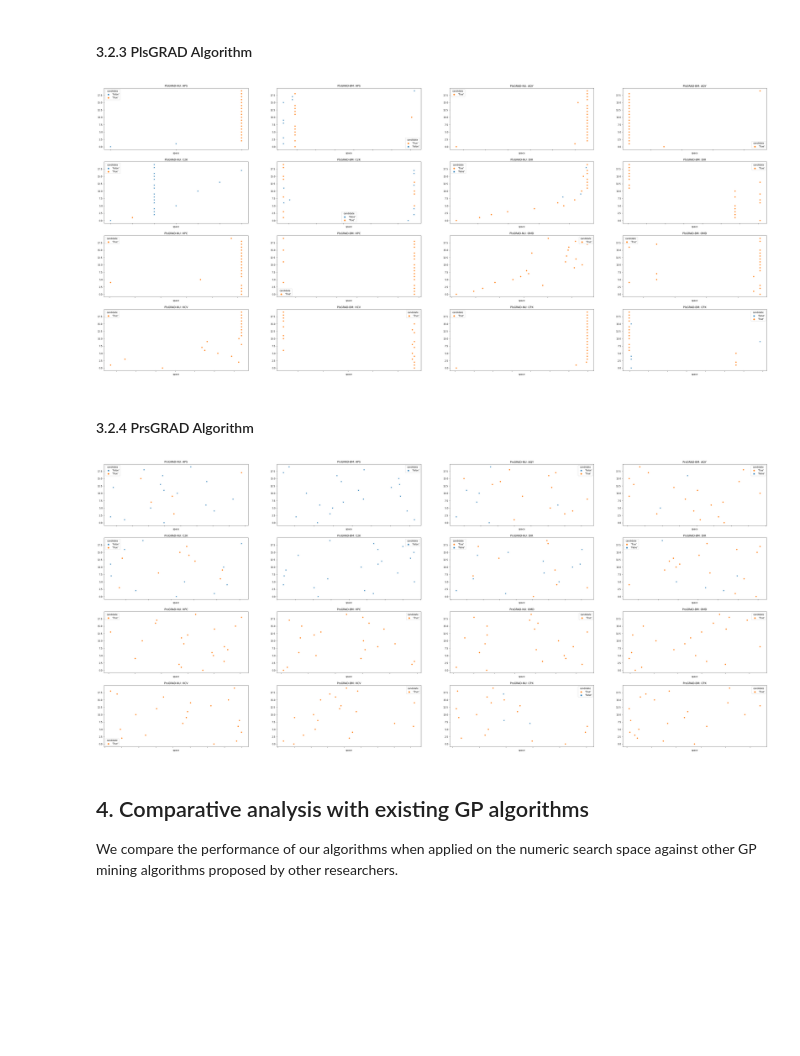
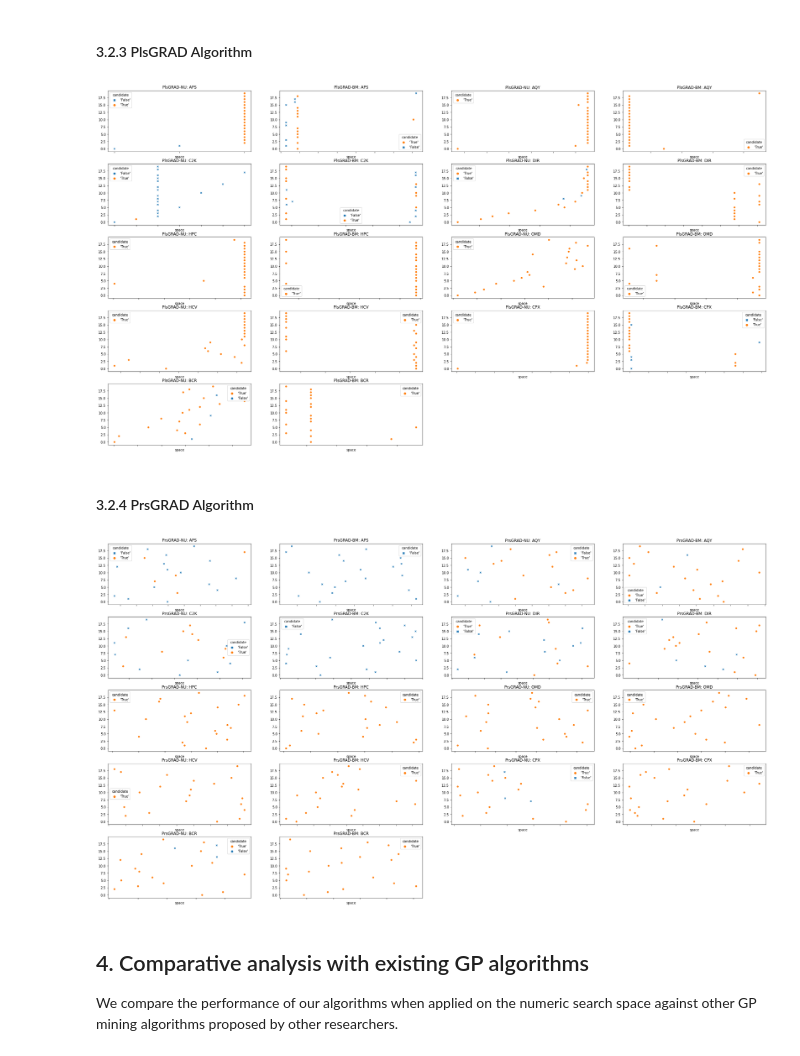
Before and after one commit to owuordickson/meso-hpc-lr, a Jupyter notebook: results/swarmgp/analysis.ipynb, the cells around one changed output. Cells and saved outputs as stored; diff of their text form; code cells hidden in the pictures; blank space fills up the shorter version.

```diff
--- a/results/swarmgp/analysis.ipynb
+++ b/results/swarmgp/analysis.ipynb
@@ -396,20 +442,10 @@ First, we calculate the mean and group the results into specific data frames.
 # %%
-data_sets = ['APS', 'AQY', 'BCR', 'C2K', 'CPX', 'DIR', 'HCV', 'HPC', 'OMD']
 algorithms = ['GRAANK', 'AcoGRAD', 'LcmGRAD', 'GaGRAD-NU', 'PsoGRAD-NU', 'PlsGRAD-NU', 'PrsGRAD-NU', 'GaGRAD-BM', 'PsoGRAD-BM', 'PlsGRAD-BM', 'PrsGRAD-BM']
-
-
-# Combining the results
-frames = [df_graank, df_aco, df_lcm, df_ga, df_pso, df_pls, df_prs]
-df_res = pd.concat(frames, ignore_index=True)
-
-# Only include these columns
-df_res = df_res[["Data-set", "Size", "Algorithm", "Support", "Run-time", "Memory", "Patterns", "Pattern-count", "Invalid-Patterns", "Search-Space", "Max-Iteration", "Max-Evaluation", "Iterations", "Candidates"]]
-
-
 
 
 it = 20
 data = []
+data_2 = []
 
 for ds in data_sets:
     df1 = df_res.loc[df_res['Data-set'] == ds]
@@ -425,6 +461,7 @@ for ds in data_sets:
             continue
         elif df3.empty:
             data.append([ds, alg, df2['Run-time'].mean(), df2['Run-time'].std(), df2['Memory'].mean(), df2['Memory'].std(), df2['Pattern-count'].mean(), df2['Pattern-count'].std(), df2['Invalid-Patterns'].mean(), df2['Invalid-Patterns'].std()])
+            data_2.append([ds, alg, df2['Run-time'].mean(), df2['Run-time'].std(), df2['Memory'].mean(), df2['Memory'].std(), df2['Pattern-count'].mean(), df2['Pattern-count'].std(), df2['Invalid-Patterns'].mean(), df2['Invalid-Patterns'].std()])
         else:
             its_arr = []
             cand_arr = []
@@ -441,17 +478,20 @@ for ds in data_sets:
             # cand_avg = np.median(cand_arr, axis=0)
 
             data.append([ds, alg, df3['Run-time'].mean(), df3['Run-time'].std(), df3['Memory'].mean(), df3['Memory'].std(), df3['Pattern-count'].mean(), df3['Pattern-count'].std(), df3['Invalid-Patterns'].mean(), df3['Invalid-Patterns'].std(), it, its_avg, its_std])
+            data_2.append([ds, alg, df3['Run-time'].mean(), df3['Run-time'].std(), df3['Memory'].mean(), df3['Memory'].std(), df3['Valid-GPs'].mean(), df3['Valid-GPs'].std(), df3['Invalid-GPs'].mean(), df3['Invalid-GPs'].std(), it, its_avg, its_std])
 
 df_data = pd.DataFrame(data=data, columns=['Data-set', 'Algorithm', 'Run-time (mean)', 'Run-time (std)', 'Memory (mean)', 'Memory (std)', 'Patterns (mean)', 'Patterns (std)', 'Invalid-patterns (mean)', 'Invalid-patterns (std)', 'Iterations', 'Iterations (mean)', 'Iterations (std)'])
-df_tab = df_data[['Data-set', 'Algorithm', 'Run-time (mean)', 'Run-time (std)', 'Memory (mean)', 'Memory (std)', 'Patterns (mean)', 'Patterns (std)', 'Run-time (mean)', 'Run-time (std)']]
-# df_data
+# if len(data_2) > 0:
+df_data2 = pd.DataFrame(data=data_2, columns=['Data-set', 'Algorithm', 'Run-time (mean)', 'Run-time (std)', 'Memory (mean)', 'Memory (std)', 'Patterns (mean)', 'Patterns (std)', 'Invalid-patterns (mean)', 'Invalid-patterns (std)', 'Iterations', 'Iterations (mean)', 'Iterations (std)'])
 
 
+# df_data
 # df_gps = df_res[["Data-set", "Algorithm", "Patterns", "Search-Space"]]
 # df_space = df_res[["Data-set", "Algorithm", "Run-time", "Memory", "Pattern-count", "Invalid-Patterns", "Search-Space", "Max-Evaluation", "Candidates"]]
 # df_comp = df_res[["Data-set", "Algorithm", "Run-time", "Memory", "Pattern-count", "Invalid-Patterns"]]
 # df_comp
 # df_res
+# df_data
 # %% [markdown]
 ### 3.1 Wilcoxon Test
 We would like to verify that the run-time is faster on the Numeric search space and slower on the Bitmap search space. We are only comparing 2 variables (i.e., numeric search space and binary search space), therefore the Wilcoxon test is best suited for this experiment. Friedman test requires at least 3 or more variables.
@@ -511,19 +552,27 @@ PlsGRAD run-time: WilcoxonResult(statistic=10.0, pvalue=0.1640625)
 # %% [markdown]
 #### 3.1.2 Pattern count comparison
 # %%
+import warnings
+warnings.filterwarnings('ignore')
+
 algorithms = ['GaGRAD-NU', 'GaGRAD-BM', 'PsoGRAD-NU', 'PsoGRAD-BM', 'PlsGRAD-NU', 'PlsGRAD-BM', 'PrsGRAD-NU', 'PrsGRAD-BM']
 # algorithms = ['GaGRAD-NU', 'GaGRAD-BM']
-data_sets = ['APS', 'AQY', 'C2K', 'DIR', 'HPC', 'OMD', 'HCV', 'CPX', 'BCR']
+data_sets = ['APS', 'C2K', 'AQY', 'DIR', 'HPC', 'OMD', 'HCV', 'CPX', 'BCR']
+
+# df = pd.DataFrame()
+df_data2['ratio'] = df_data2['Patterns (mean)'].div(df_data2['Invalid-patterns (mean)'])
 
 
 fried_data = []
 for alg in algorithms:
     df1 = df_data.loc[df_data['Algorithm'] == alg]
+    # df1 = df_data2.loc[df_data2['Algorithm'] == alg]
 
     temp_data = []
     for ds in data_sets:
         df2 = df1.loc[df1['Data-set'] == ds]
         temp_data.append(df2['Patterns (mean)'].values[0])
+        # temp_data.append(df2['ratio'].values[0])
     fried_data.append(temp_data)
 
 fried_data = np.array(fried_data).T
@@ -544,6 +593,7 @@ print("PlsGRAD patterns: " + str(sp_res))
 
 print("\n")
 
+df_fried = df_fried.round(2)
 df_fried.insert(0, "Data-set", data_sets, True)
 df_fried
 # %% [output]
@@ -642,50 +706,60 @@ for ds in data_sets:
 #### 3.2.3 PlsGRAD Algorithm
 # %%
 algorithms = [ 'PlsGRAD-NU', 'PlsGRAD-BM']
-data_sets = ['APS', 'AQY', 'C2K', 'DIR', 'HPC', 'OMD', 'HCV', 'CPX']#, 'BCR']
+data_sets = ['APS', 'AQY', 'C2K', 'DIR', 'HPC', 'OMD', 'HCV', 'CPX', 'BCR']
+# data_sets = ['APS', 'C2K', 'DIR', 'OMD']
+# data_sets = ['AQY', 'HPC', 'HCV', 'CPX']
+
 
 def chunks(l, n):
     return [l[i:i+n] for i in range(0, len(l), n)]
 
-fig = plt.figure(figsize=(54,36))
+# fig = plt.figure(figsize=(24,12))
+fig = plt.figure(figsize=(36,24))
 i = 1
 
 for ds in data_sets:
     df1 = df_res.loc[df_res['Data-set'] == ds]
 
     for alg in algorithms:
         df2 = df1.loc[df1['Algorithm'] == alg]
 
         cand_str = df2['Candidates'].iloc[2].replace('[','').replace('],','\n').replace(']','').replace("' ","'").replace(" ","")
         cand_data = io.StringIO(cand_str)
 
         df_plot = pd.read_csv(cand_data, sep=",", names=['space', 'candidate'])
         y = np.arange(df_plot.shape[0])
         #print(df_plot)
 
+        # ax = plt.subplot(2, 4, i)
         ax = plt.subplot(6, 4, i)
         ax.set_title(str(str(alg) + ': '+ str(ds)))
         markers = {"'False'": "X", "'True'": "o"}
         palette ={"'False'": "C0", "'True'": "C1"}
         sb = sns.scatterplot(data=df_plot, x="space", y=y, hue="candidate", style="candidate", markers=markers, palette=palette)
         sb.set(xticklabels=[])
         i += 1
 
 
 #plt.savefig('scatter_pls.png')
+# plt.savefig('scatter_pls2.png')
 # df_plot
 # %% [output]
-[figure, old version]
+[figure, new version]
 # %% [markdown]
 #### 3.2.4 PrsGRAD Algorithm
 # %%
 algorithms = ['PrsGRAD-NU', 'PrsGRAD-BM']
-data_sets = ['APS', 'AQY', 'C2K', 'DIR', 'HPC', 'OMD', 'HCV', 'CPX']#, 'BCR']
+data_sets = ['APS', 'AQY', 'C2K', 'DIR', 'HPC', 'OMD', 'HCV', 'CPX', 'BCR']
+# data_sets = ['APS', 'C2K', 'DIR', 'OMD']
+# data_sets = ['AQY', 'HPC', 'HCV', 'CPX']
+
 
 def chunks(l, n):
     return [l[i:i+n] for i in range(0, len(l), n)]
 
-fig = plt.figure(figsize=(54,36))
+# fig = plt.figure(figsize=(24,12))
+fig = plt.figure(figsize=(36,24))
 i = 1
 
 for ds in data_sets:
@@ -701,6 +775,7 @@ for ds in data_sets:
         y = np.arange(df_plot.shape[0])
         #print(df_plot)
 
+        # ax = plt.subplot(2, 4, i)
         ax = plt.subplot(6, 4, i)
         ax.set_title(str(str(alg) + ': '+ str(ds)))
         markers = {"'False'": "X", "'True'": "o"}
@@ -710,9 +785,10 @@ for ds in data_sets:
         i += 1
 
 #plt.savefig('scatter_prs.png')
+#plt.savefig('scatter_prs2.png')
 # df_plot
 # %% [output]
-[figure, old version]
+[figure, new version]
 # %% [markdown]
 ## 4. Comparative analysis with existing GP algorithms
 We compare the performance of our algorithms when applied on the numeric search space against other GP mining algorithms proposed by other researchers.
```
Also changed, not shown: parts of 8 cells of this notebook.
